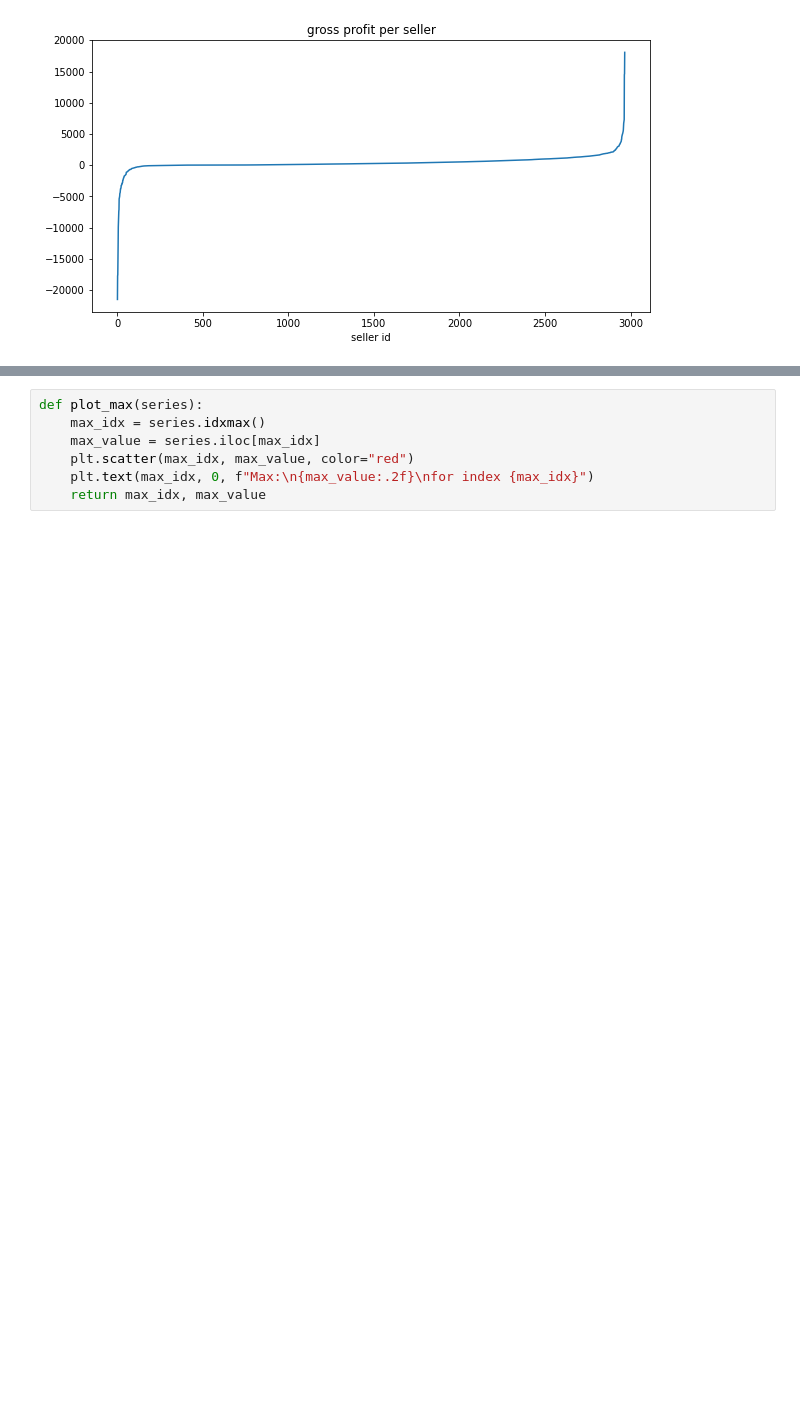
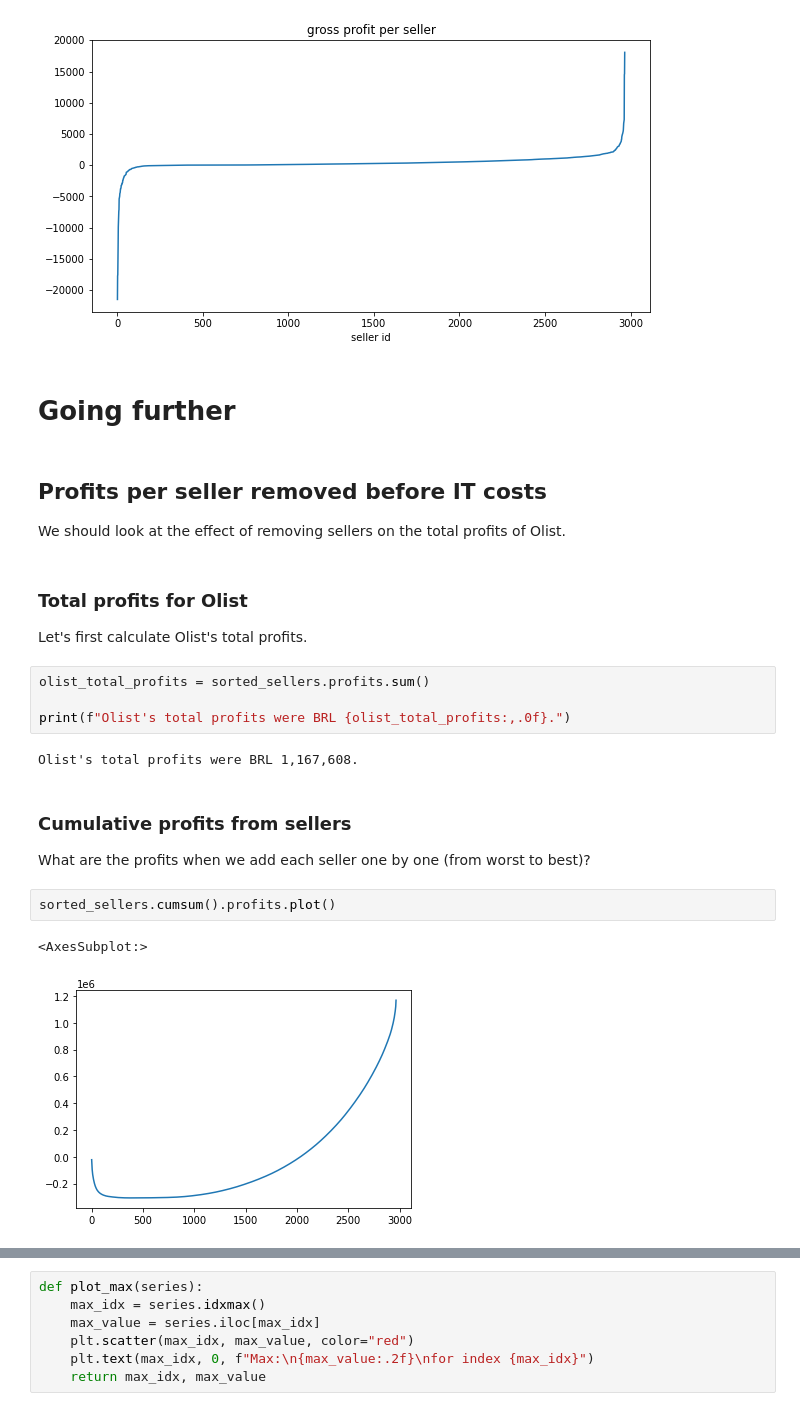
Before and after one commit to trouni/batch-719, a Jupyter notebook: recaps/Recap - PnL_extended.ipynb, the cells around one changed output, grey strips where cells are left out. Saved outputs shown, nothing was run; the diff lists cells and outputs as text; blank space fills up the shorter version.

Commit message:
add explanations for first part

```diff
--- a/recaps/Recap - PnL_extended.ipynb
+++ b/recaps/Recap - PnL_extended.ipynb
@@ -109,3 +109,27 @@ plt.xlabel('seller id')
 # %% [output]
 Text(0.5, 0, 'seller id')
 [figure]
+# %% [markdown]
+# Going further
+# %% [markdown]
+## Profits per seller removed before IT costs
+
+We should look at the effect of removing sellers on the total profits of Olist.
+# %% [markdown]
+### Total profits for Olist
+Let's first calculate Olist's total profits.
+# %%
+olist_total_profits = sorted_sellers.profits.sum()
+
+print(f"Olist's total profits were BRL {olist_total_profits:,.0f}.")
+# %% [output]
+Olist's total profits were BRL 1,167,608.
+# %% [markdown]
+### Cumulative profits from sellers
+
+What are the profits when we add each seller one by one (from worst to best)?
+# %%
+sorted_sellers.cumsum().profits.plot()
+# %% [output]
+<AxesSubplot:>
+[figure, added]
```
Also changed, not shown: parts of 7 cells of this notebook.
